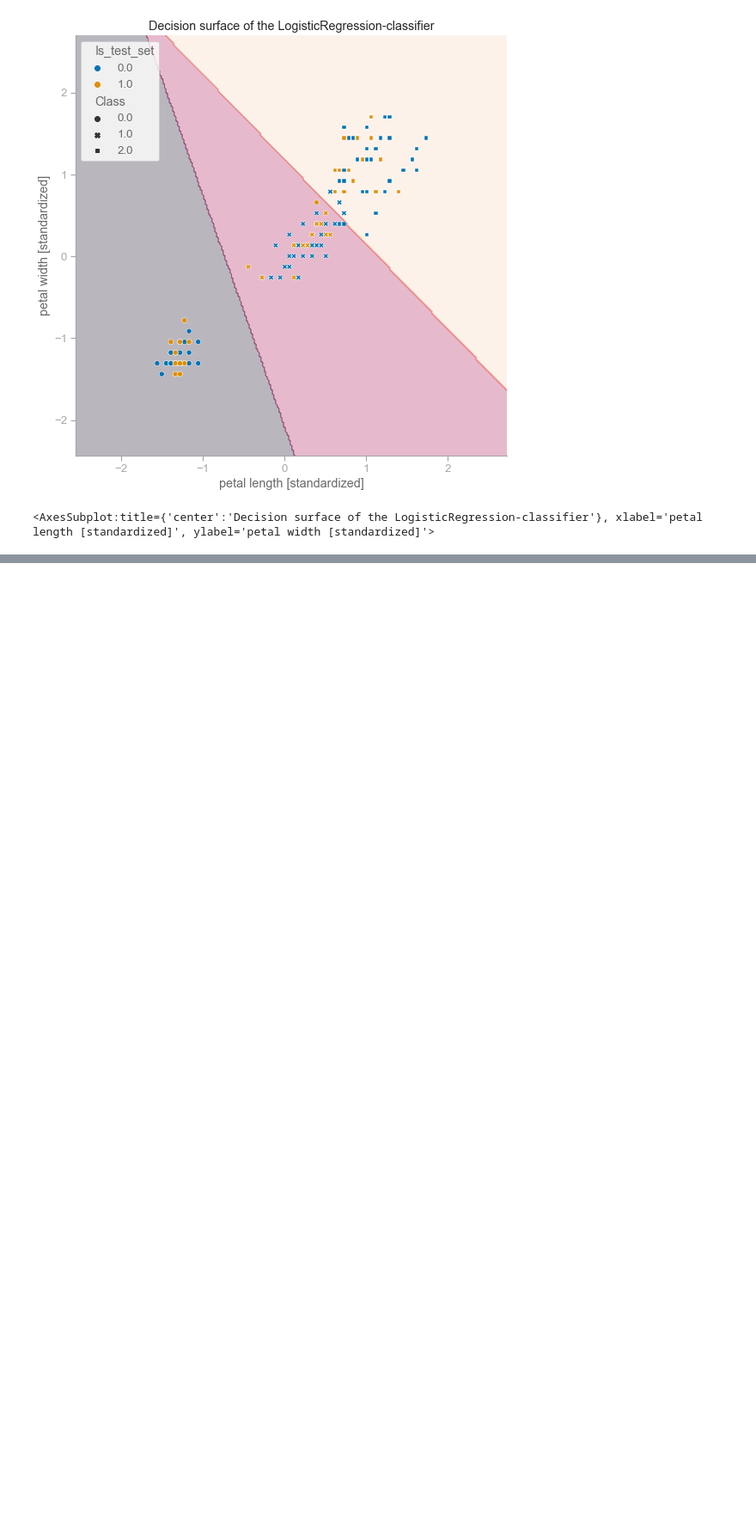
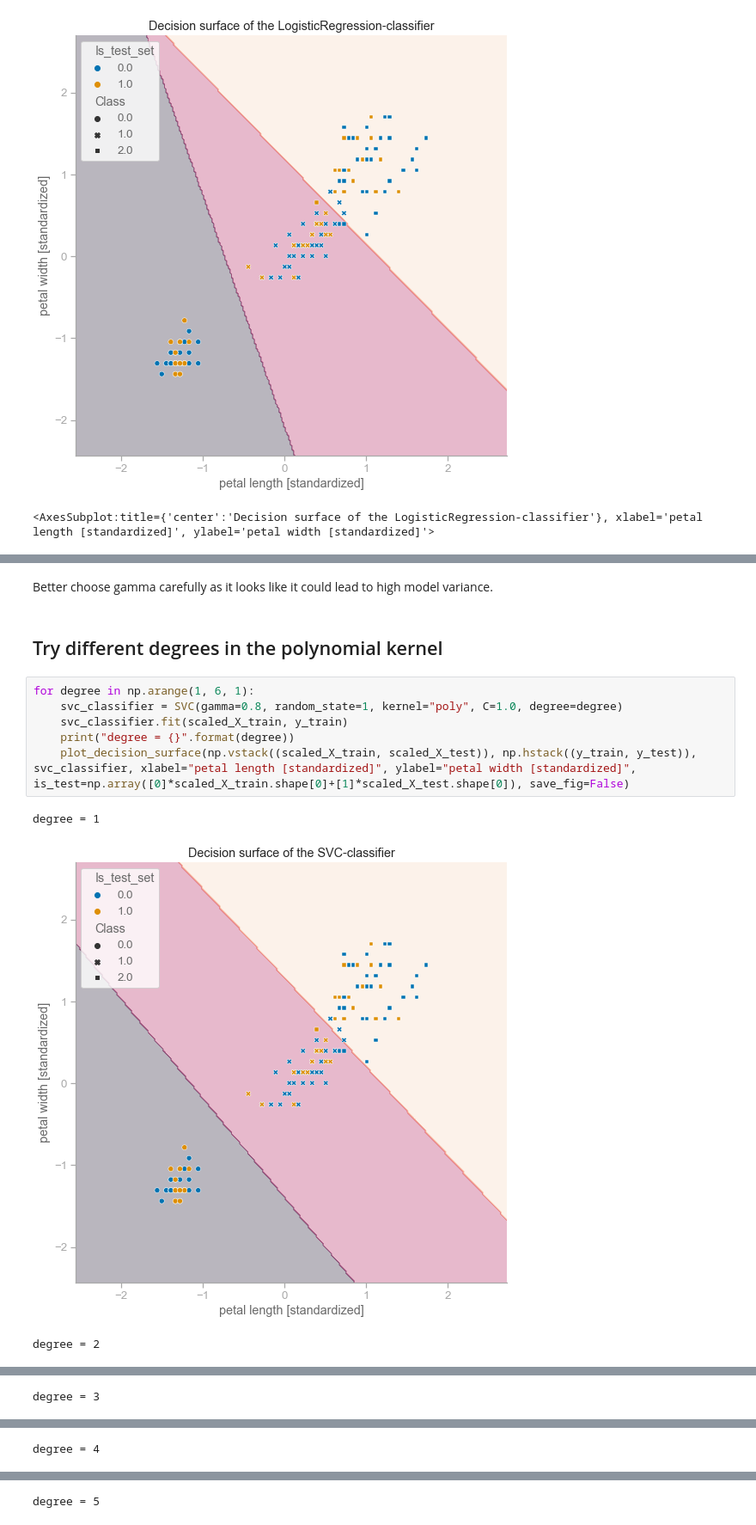
Before and after one commit to MirjamKirchner/python-machine-learning, a Jupyter notebook: ch03/notebooks/simple_classifiers_with_sklearn.ipynb, the cells around one changed output, grey strips where cells are left out. Shown at 86% size. Cells and saved outputs as stored; diff of their text form; blank space fills up the shorter version.

```diff
--- a/ch03/notebooks/simple_classifiers_with_sklearn.ipynb
+++ b/ch03/notebooks/simple_classifiers_with_sklearn.ipynb
@@ -124,0 +211,14 @@ plot_decision_surface(np.vstack((scaled_X_train, scaled_X_test)), np.hstack((y_t
+# %% [markdown]
+Better choose gamma carefully as it looks like it could lead to high model variance.
+# %% [markdown]
+## Try different degrees in the polynomial kernel
+# %%
+for degree in np.arange(1, 6, 1):
+    svc_classifier = SVC(gamma=0.8, random_state=1, kernel="poly", C=1.0, degree=degree)
+    svc_classifier.fit(scaled_X_train, y_train)
+    print("degree = {}".format(degree))
+    plot_decision_surface(np.vstack((scaled_X_train, scaled_X_test)), np.hstack((y_train, y_test)), svc_classifier, xlabel="petal length [standardized]", ylabel="petal width [standardized]", is_test=np.array([0]*scaled_X_train.shape[0]+[1]*scaled_X_test.shape[0]), save_fig=False)
+# %% [output]
+degree = 1
+[figure, added]
+degree = 2
@@ -124,0 +226 @@ plot_decision_surface(np.vstack((scaled_X_train, scaled_X_test)), np.hstack((y_t
+degree = 3
@@ -124,0 +228 @@ plot_decision_surface(np.vstack((scaled_X_train, scaled_X_test)), np.hstack((y_t
+degree = 4
@@ -124,0 +230 @@ plot_decision_surface(np.vstack((scaled_X_train, scaled_X_test)), np.hstack((y_t
+degree = 5
```
Also changed, not shown: parts of 32 cells of this notebook, 1 other file.
